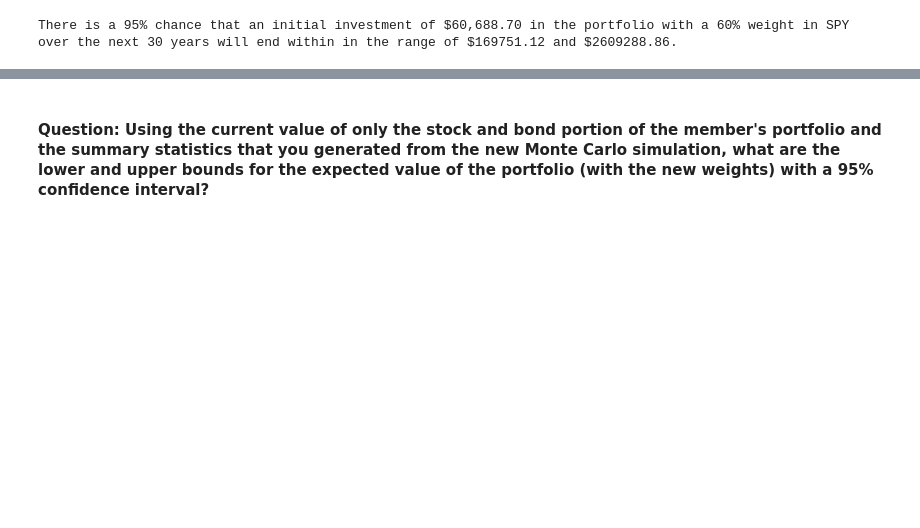
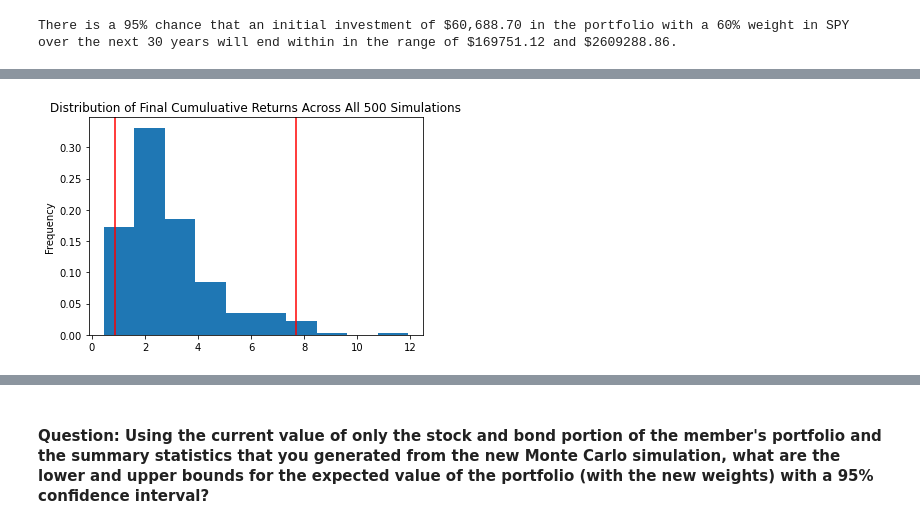
Before and after one commit to jgrichardson/emergency_and_retirement, a Jupyter notebook: financial_planning_tools.ipynb, the cells around one changed output, grey strips where cells are left out. Drawn from its saved outputs; the diff is of its cells as text; code cells hidden in the pictures; blank space fills up the shorter version.

```diff
--- a/financial_planning_tools.ipynb
+++ b/financial_planning_tools.ipynb
@@ -507,7 +543,9 @@ For this new Monte Carlo simulation, do the following:
 # %%
 # Visualize the probability distribution of the 10-year Monte Carlo simulation
 # by plotting a histogram
-# YOUR CODE HERE
+spy_80_dist_plot = MC_weight_80_spy.plot_distribution()
+# %% [output]
+[figure, added]
 # %%
 # Generate summary statistics from the 10-year Monte Carlo simulation results
 # Save the results as a variable
```
Also changed, not shown: parts of 17 cells of this notebook.
